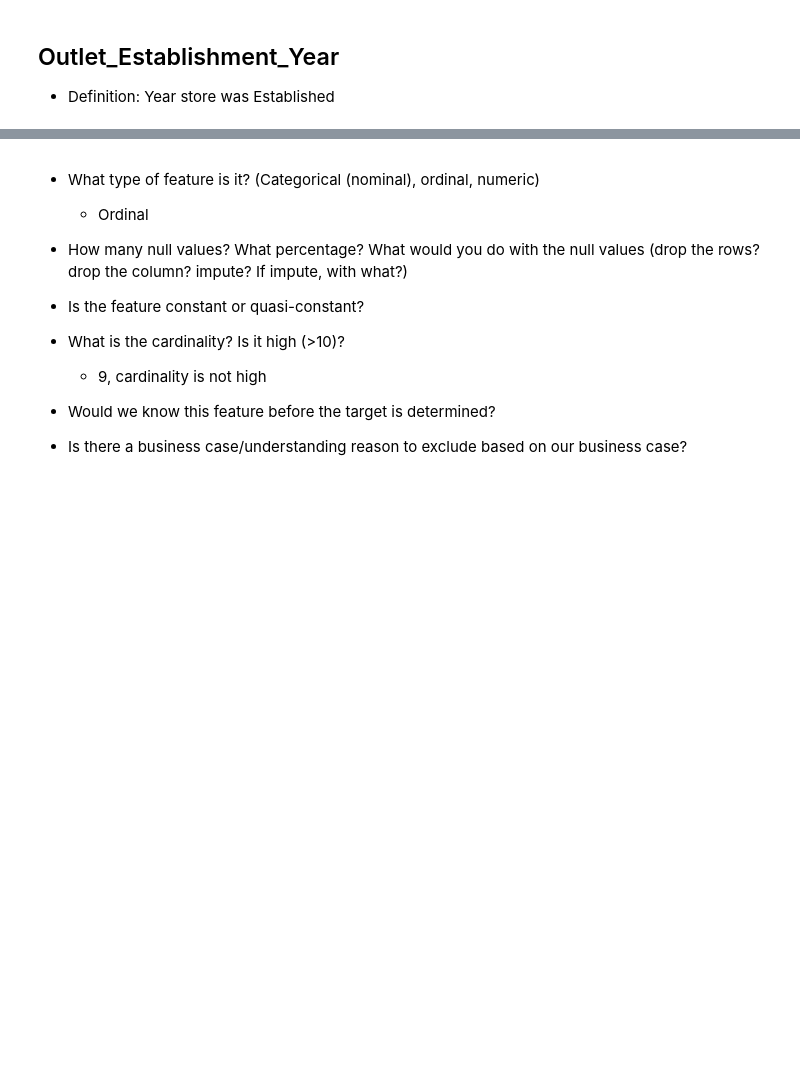
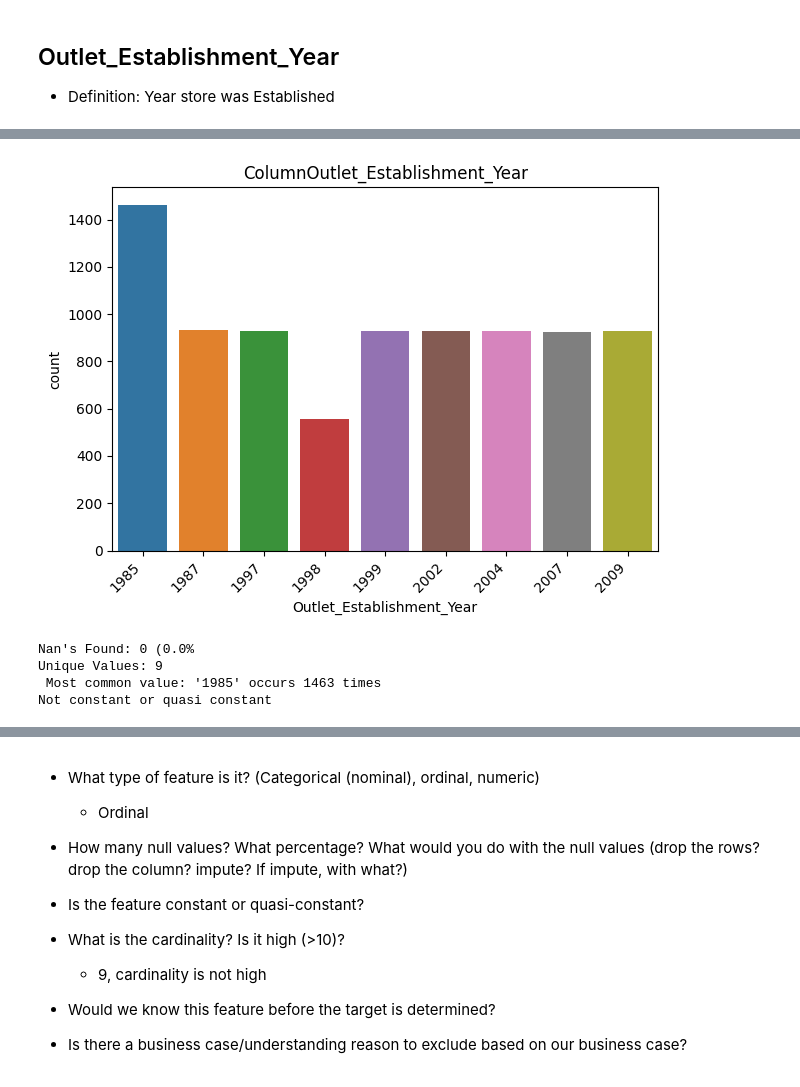
Before and after one commit to donmarcolaureano/predictionofproductsales, a Jupyter notebook: PredictionOfProductSales.ipynb, the cells around one changed output, grey strips where cells are left out. Cells and saved outputs as stored; diff of their text form; code cells hidden in the pictures; blank space fills up the shorter version.

```diff
--- a/PredictionOfProductSales.ipynb
+++ b/PredictionOfProductSales.ipynb
@@ -789,3 +803,11 @@ ax.set_ylabel('Establishment Year');
+# %%
+explore_categorical(df_sales_predictions, 'Outlet_Establishment_Year');
+# %% [output]
+[figure, added]
+Nan's Found: 0 (0.0%
+Unique Values: 9
+ Most common value: '1985' occurs 1463 times
+Not constant or quasi constant
 # %%
 # check cardinality
 nunique = df_sales_predictions['Outlet_Establishment_Year'].nunique()
```
Also changed, not shown: parts of 8 cells of this notebook.
